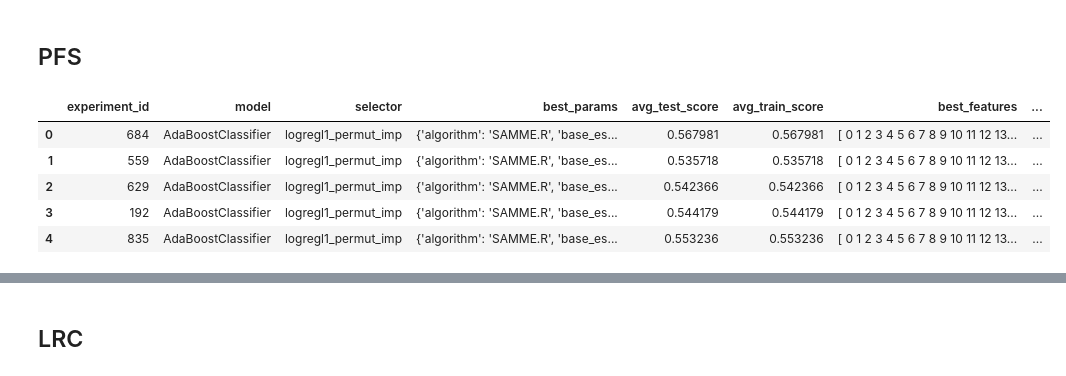
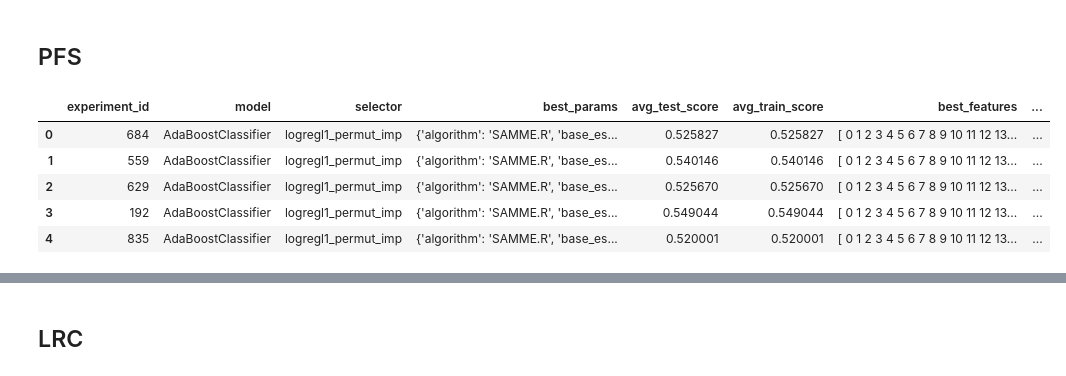
Before and after one commit to GSEL9/head-and-neck, a Jupyter notebook: ipynbs/results_exploration.ipynb, the cells around one changed output, grey strips where cells are left out. Cells and saved outputs as stored; diff of their text form; code cells hidden in the pictures.

```diff
--- a/ipynbs/results_exploration.ipynb
+++ b/ipynbs/results_exploration.ipynb
@@ -106,16 +107,16 @@ X.shape
 ## PFS
 # %%
 pfs_results_raw = pd.read_csv(
-    './../../data/fallback/results/results_pfs.csv', index_col=0
+    './../../data/clinical_experiment/results/clin_results_dfs.csv', index_col=0
 )
 pfs_results_raw.head()
 # %% [output]
 |  | experiment_id | model | selector | best_params | avg_test_score | avg_train_score | best_features | ... |
-| 0 | 684 | AdaBoostClassifier | logregl1_permut_imp | {'algorithm': 'SAMME.R', 'base_es... | 0.567981 | 0.567981 | [ 0 1 2 3 4 5 6 7 8 9 10 11 12 13... | ... |
-| 1 | 559 | AdaBoostClassifier | logregl1_permut_imp | {'algorithm': 'SAMME.R', 'base_es... | 0.535718 | 0.535718 | [ 0 1 2 3 4 5 6 7 8 9 10 11 12 13... | ... |
-| 2 | 629 | AdaBoostClassifier | logregl1_permut_imp | {'algorithm': 'SAMME.R', 'base_es... | 0.542366 | 0.542366 | [ 0 1 2 3 4 5 6 7 8 9 10 11 12 13... | ... |
-| 3 | 192 | AdaBoostClassifier | logregl1_permut_imp | {'algorithm': 'SAMME.R', 'base_es... | 0.544179 | 0.544179 | [ 0 1 2 3 4 5 6 7 8 9 10 11 12 13... | ... |
-| 4 | 835 | AdaBoostClassifier | logregl1_permut_imp | {'algorithm': 'SAMME.R', 'base_es... | 0.553236 | 0.553236 | [ 0 1 2 3 4 5 6 7 8 9 10 11 12 13... | ... |
+| 0 | 684 | AdaBoostClassifier | logregl1_permut_imp | {'algorithm': 'SAMME.R', 'base_es... | 0.525827 | 0.525827 | [ 0 1 2 3 4 5 6 7 8 9 10 11 12 13... | ... |
+| 1 | 559 | AdaBoostClassifier | logregl1_permut_imp | {'algorithm': 'SAMME.R', 'base_es... | 0.540146 | 0.540146 | [ 0 1 2 3 4 5 6 7 8 9 10 11 12 13... | ... |
+| 2 | 629 | AdaBoostClassifier | logregl1_permut_imp | {'algorithm': 'SAMME.R', 'base_es... | 0.525670 | 0.525670 | [ 0 1 2 3 4 5 6 7 8 9 10 11 12 13... | ... |
+| 3 | 192 | AdaBoostClassifier | logregl1_permut_imp | {'algorithm': 'SAMME.R', 'base_es... | 0.549044 | 0.549044 | [ 0 1 2 3 4 5 6 7 8 9 10 11 12 13... | ... |
+| 4 | 835 | AdaBoostClassifier | logregl1_permut_imp | {'algorithm': 'SAMME.R', 'base_es... | 0.520001 | 0.520001 | [ 0 1 2 3 4 5 6 7 8 9 10 11 12 13... | ... |
 # %%
 model_names = []
 
```
Also changed, not shown: parts of 17 cells of this notebook, 3 other files.
